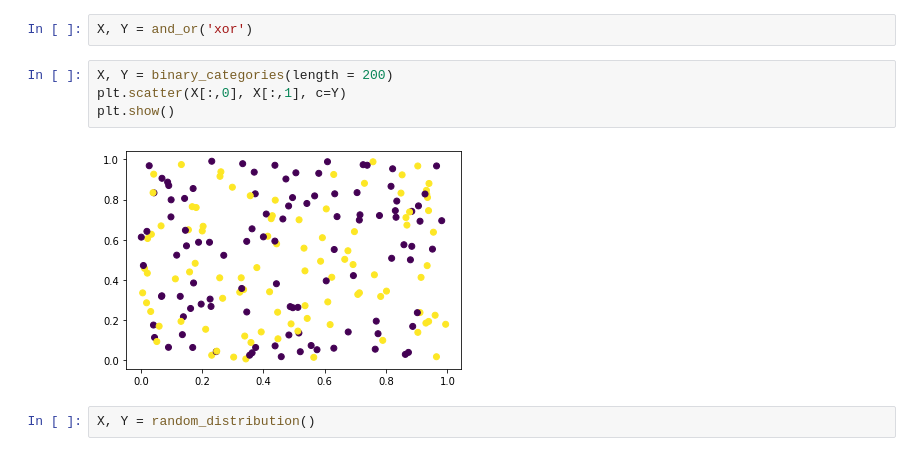
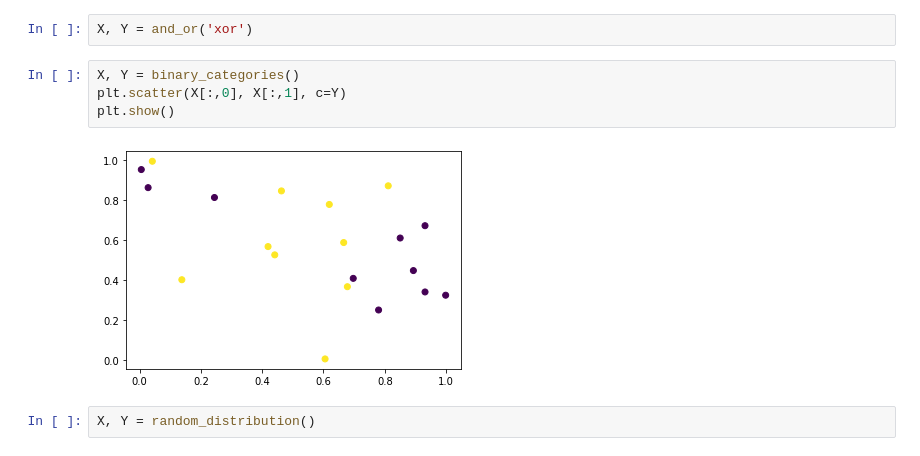
Before and after one commit to jajohu/Custom-Neural-Network, a Jupyter notebook: Development.ipynb, the cells around one changed output. Cells and saved outputs as stored; diff of their text form.

```diff
--- a/Development.ipynb
+++ b/Development.ipynb
@@ -299,11 +299,11 @@ def functional_relationship(fun, length = 20):
 # %%
 X, Y = and_or('xor')
 # %%
-X, Y = binary_categories(length = 200)
+X, Y = binary_categories()
 plt.scatter(X[:,0], X[:,1], c=Y)
 plt.show()
 # %% [output]
-[figure, old version]
+[figure, new version]
 # %%
 X, Y = random_distribution()
 # %%
```
Also changed, not shown: parts of 3 cells of this notebook.
